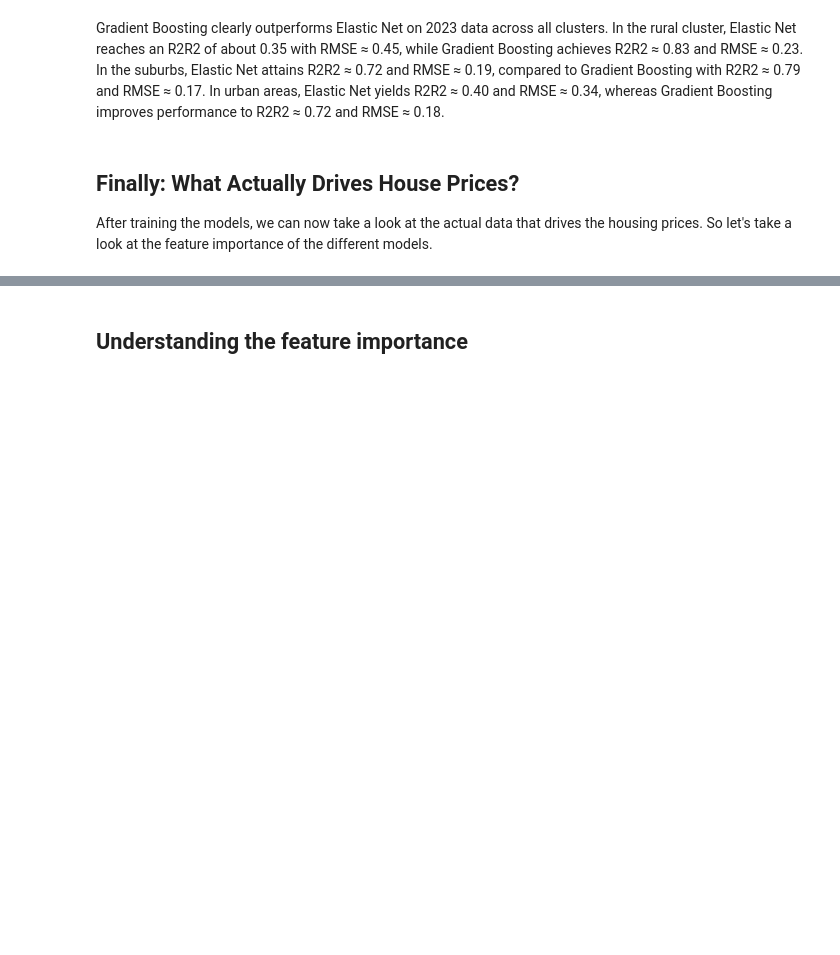
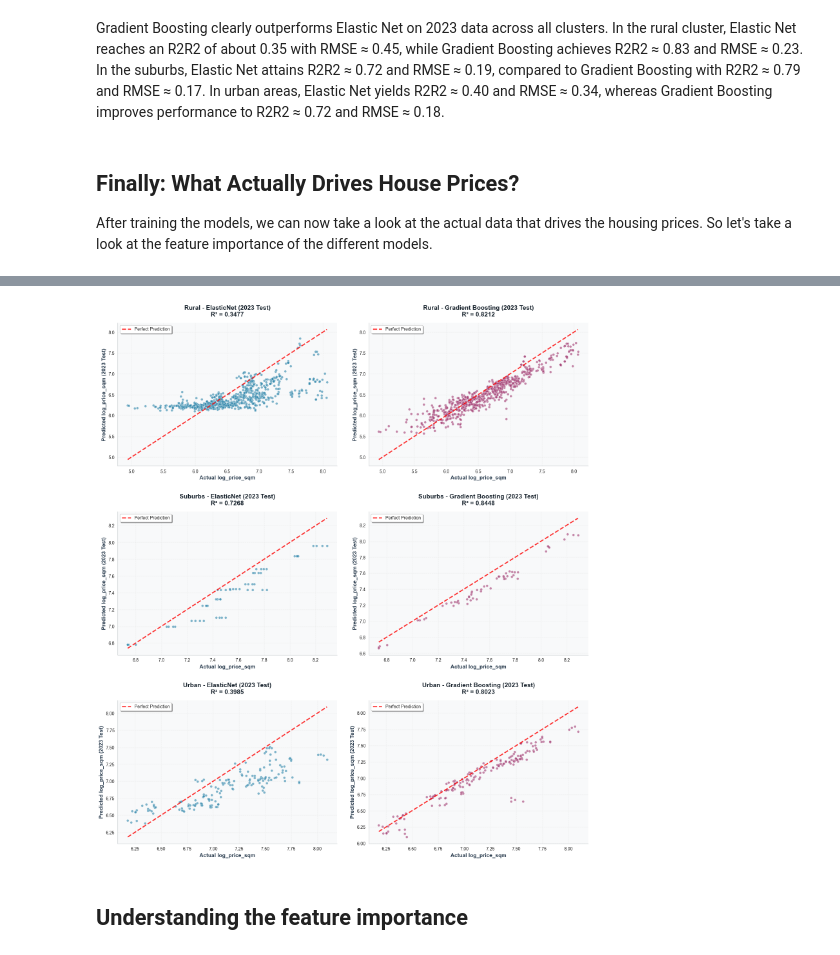
Before and after one commit to Shushunya/FCD-housing-prices, a Jupyter notebook: code/urban_clustering_modeling.ipynb, the cells around one changed output, grey strips where cells are left out. Cells and saved outputs as stored; diff of their text form; code cells hidden in the pictures; blank space fills up the shorter version.

```diff
--- a/code/urban_clustering_modeling.ipynb
+++ b/code/urban_clustering_modeling.ipynb
@@ -419,3 +395,59 @@ GBM:
+# %%
+fig, axes = plt.subplots(len(selected_clusters), 2, figsize=(16, 6 * len(selected_clusters)))
+fig.patch.set_facecolor('white')
+
+if len(selected_clusters) == 1:
+    axes = axes.reshape(1, -1)
+
+for idx, cluster_id in enumerate(selected_clusters):
+    if cluster_id not in cluster_results:
+        continue
+
+    cluster_label = CLUSTER_LABELS["cluster_urban"].get(cluster_id, f"Cluster {cluster_id}")
+
+    y_test = cluster_results[cluster_id]['elasticnet']['y_test']
+    y_pred_en = cluster_results[cluster_id]['elasticnet']['y_pred']
+    r2_en = cluster_results[cluster_id]['elasticnet']['test_r2']
+
+    y_pred_gbm = cluster_results[cluster_id]['gbm']['y_pred']
+    r2_gbm = cluster_results[cluster_id]['gbm']['test_r2']
+
+    axes[idx, 0].scatter(y_test, y_pred_en, alpha=0.6, s=30, color='#2E86AB',
+                        edgecolors='white', linewidth=0.5)
+    axes[idx, 0].plot([y_test.min(), y_test.max()], [y_test.min(), y_test.max()],
+                      'r--', linewidth=2.5, label='Perfect Prediction', alpha=0.8)
+    axes[idx, 0].set_xlabel('Actual log_price_sqm', fontsize=12, fontweight='600', color='#2C3E50')
+    axes[idx, 0].set_ylabel('Predicted log_price_sqm (2023 Test)', fontsize=12, fontweight='600', color='#2C3E50')
+    axes[idx, 0].set_title(f'{cluster_label} - ElasticNet (2023 Test)\nR² = {r2_en:.4f}',
+                          fontsize=14, fontweight='bold', color='#1A252F', pad=15)
+    axes[idx, 0].legend(fontsize=10, frameon=True, shadow=True, fancybox=True)
+    axes[idx, 0].grid(True, alpha=0.2, linestyle='--', linewidth=0.8)
+    axes[idx, 0].set_facecolor('#F8F9FA')
+    axes[idx, 0].spines['top'].set_visible(False)
+    axes[idx, 0].spines['right'].set_visible(False)
+    axes[idx, 0].spines['left'].set_color('#BDC3C7')
+    axes[idx, 0].spines['bottom'].set_color('#BDC3C7')
+
+    axes[idx, 1].scatter(y_test, y_pred_gbm, alpha=0.6, s=30, color='#A23B72',
+                        edgecolors='white', linewidth=0.5)
+    axes[idx, 1].plot([y_test.min(), y_test.max()], [y_test.min(), y_test.max()],
+                      'r--', linewidth=2.5, label='Perfect Prediction', alpha=0.8)
+    axes[idx, 1].set_xlabel('Actual log_price_sqm', fontsize=12, fontweight='600', color='#2C3E50')
+    axes[idx, 1].set_ylabel('Predicted log_price_sqm (2023 Test)', fontsize=12, fontweight='600', color='#2C3E50')
+    axes[idx, 1].set_title(f'{cluster_label} - Gradient Boosting (2023 Test)\nR² = {r2_gbm:.4f}',
+                          fontsize=14, fontweight='bold', color='#1A252F', pad=15)
+    axes[idx, 1].legend(fontsize=10, frameon=True, shadow=True, fancybox=True)
+    axes[idx, 1].grid(True, alpha=0.2, linestyle='--', linewidth=0.8)
+    axes[idx, 1].set_facecolor('#F8F9FA')
+    axes[idx, 1].spines['top'].set_visible(False)
+    axes[idx, 1].spines['right'].set_visible(False)
+    axes[idx, 1].spines['left'].set_color('#BDC3C7')
+    axes[idx, 1].spines['bottom'].set_color('#BDC3C7')
+
+plt.tight_layout(pad=3.0)
+plt.show()
+# %% [output]
+[figure, added]
 # %% [markdown]
 ## Understanding the feature importance
 # %%
```
Also changed, not shown: parts of 6 cells of this notebook, 4 other files.
